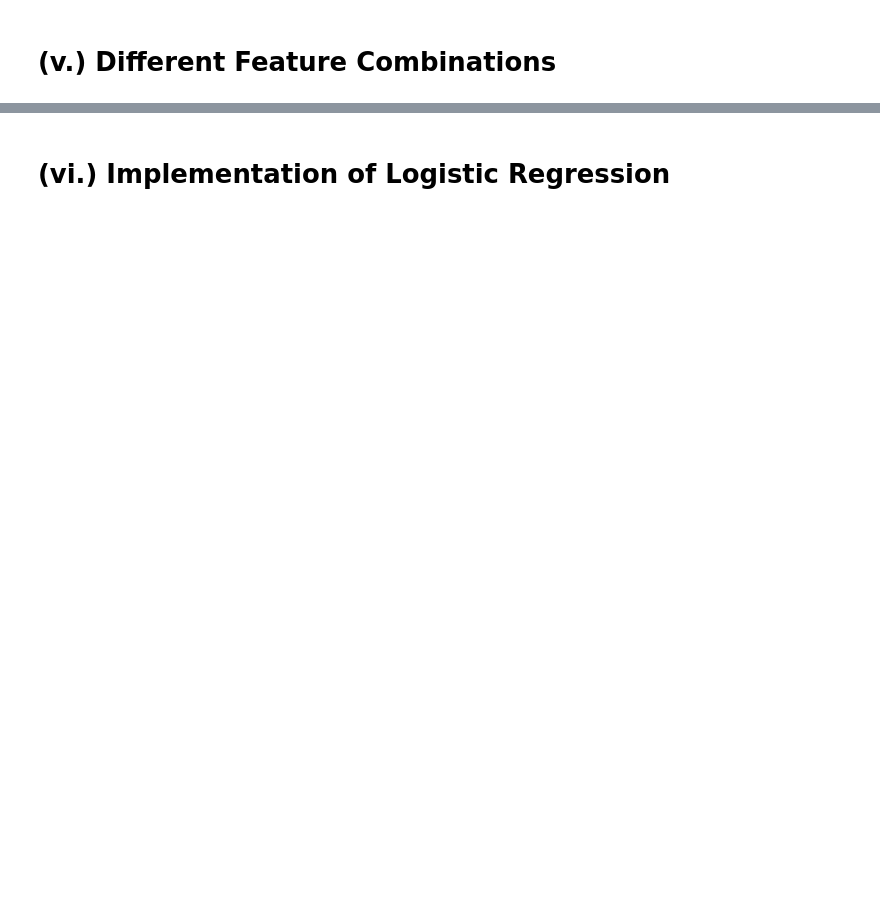
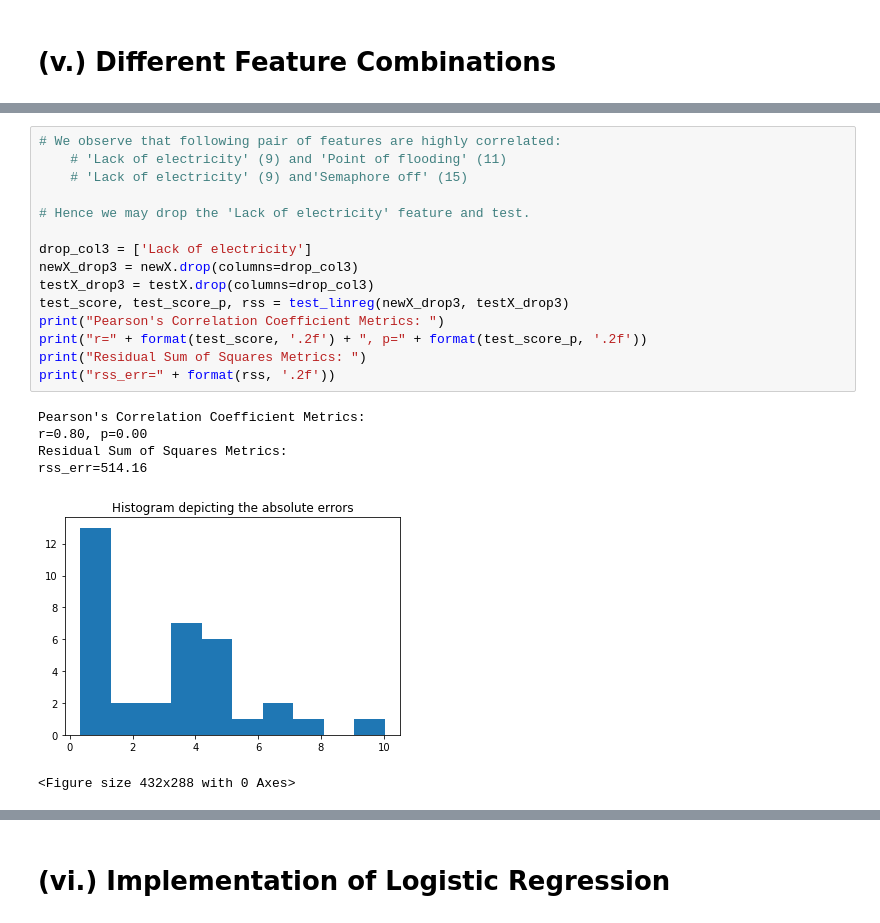
Before and after one commit to aditi-96/CSCE633_Machine-Learning, a Jupyter notebook: hw2_Prediction-of-Urban-Traffic/hw2_csce633.ipynb, the cells around one changed output, grey strips where cells are left out. Saved outputs shown, nothing was run; the diff lists cells and outputs as text; blank space fills up the shorter version.

```diff
--- a/hw2_Prediction-of-Urban-Traffic/hw2_csce633.ipynb
+++ b/hw2_Prediction-of-Urban-Traffic/hw2_csce633.ipynb
@@ -127,0 +215,22 @@ rss_err=501.86
+# %%
+# We observe that following pair of features are highly correlated:
+    # 'Lack of electricity' (9) and 'Point of flooding' (11)
+    # 'Lack of electricity' (9) and'Semaphore off' (15)
+
+# Hence we may drop the 'Lack of electricity' feature and test.
+
+drop_col3 = ['Lack of electricity']
+newX_drop3 = newX.drop(columns=drop_col3)
+testX_drop3 = testX.drop(columns=drop_col3)
+test_score, test_score_p, rss = test_linreg(newX_drop3, testX_drop3)
+print("Pearson's Correlation Coefficient Metrics: ")
+print("r=" + format(test_score, '.2f') + ", p=" + format(test_score_p, '.2f'))
+print("Residual Sum of Squares Metrics: ")
+print("rss_err=" + format(rss, '.2f'))
+# %% [output]
+Pearson's Correlation Coefficient Metrics:
+r=0.80, p=0.00
+Residual Sum of Squares Metrics:
+rss_err=514.16
+[figure, added]
+<Figure size 432x288 with 0 Axes>
```
Also changed, not shown: parts of 20 cells of this notebook, 1 other file.
